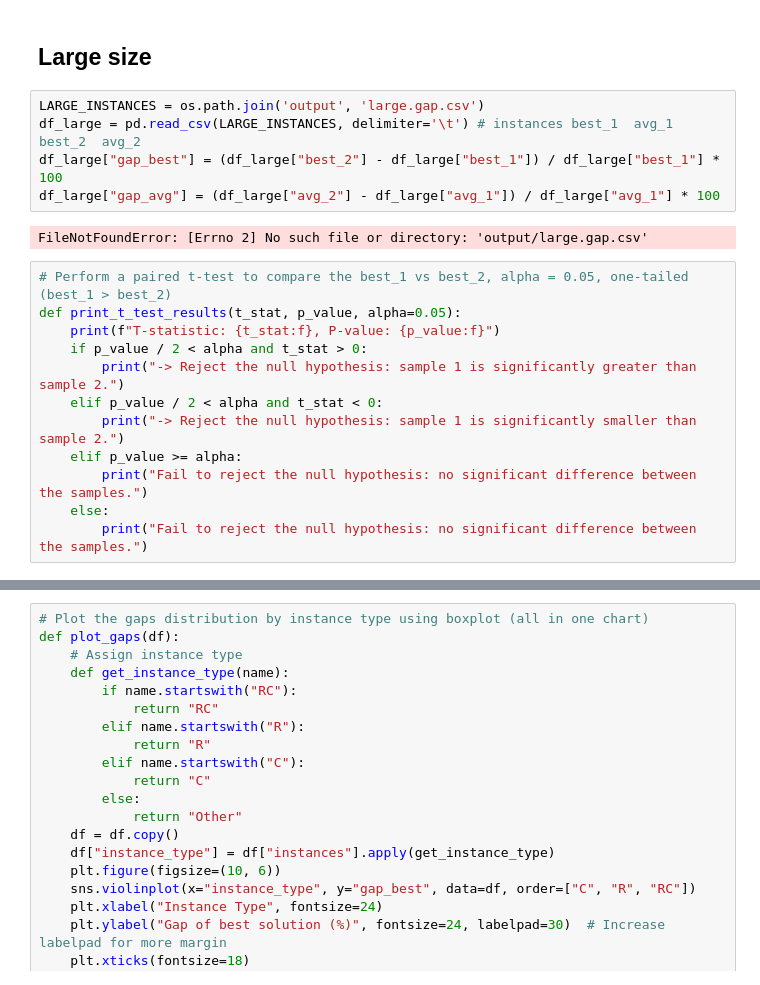
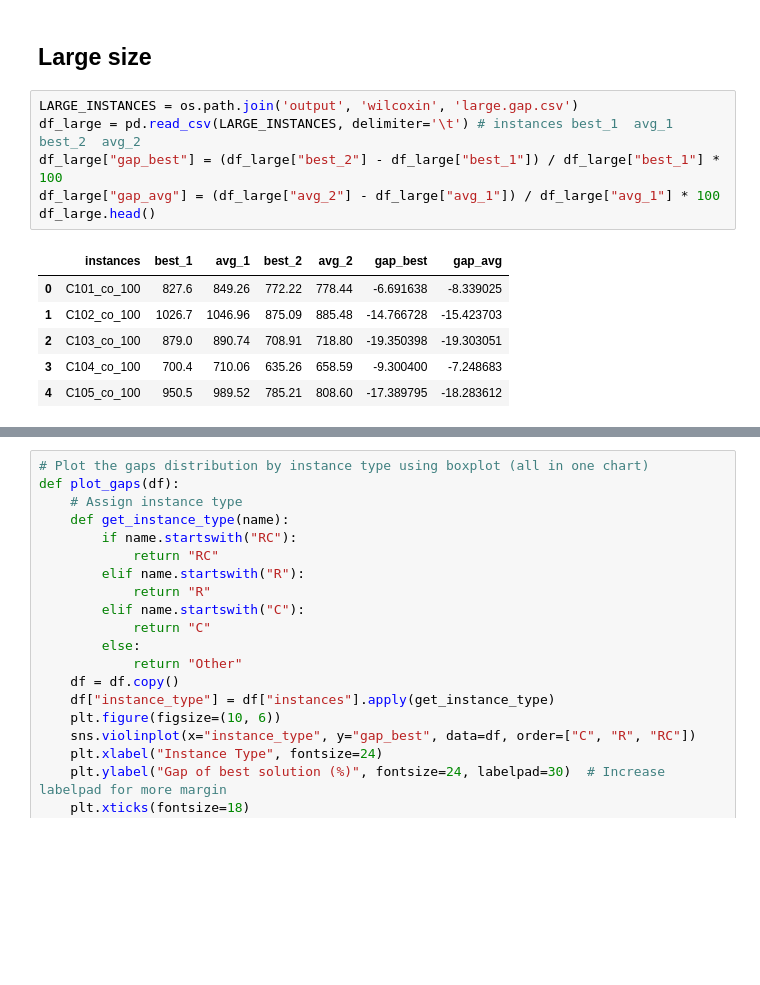
Before and after one commit to chauanphu/routing-PL, a Jupyter notebook: src/exract_report.ipynb, the cells around one changed output, grey strips where cells are left out. Cells and saved outputs as stored; diff of their text form; blank space fills up the shorter version.

```diff
--- a/src/exract_report.ipynb
+++ b/src/exract_report.ipynb
@@ -105,21 +105,15 @@ plt.show()
 # %% [markdown]
 ## Large size
 # %%
-LARGE_INSTANCES = os.path.join('output', 'large.gap.csv')
+LARGE_INSTANCES = os.path.join('output', 'wilcoxin', 'large.gap.csv')
 df_large = pd.read_csv(LARGE_INSTANCES, delimiter='\t') # instances	best_1	avg_1	best_2	avg_2
 df_large["gap_best"] = (df_large["best_2"] - df_large["best_1"]) / df_large["best_1"] * 100
 df_large["gap_avg"] = (df_large["avg_2"] - df_large["avg_1"]) / df_large["avg_1"] * 100
+df_large.head()
 # %% [output]
-FileNotFoundError: [Errno 2] No such file or directory: 'output/large.gap.csv'
+|  | instances | best_1 | avg_1 | best_2 | avg_2 | gap_best | gap_avg |
+| 0 | C101_co_100 | 827.6 | 849.26 | 772.22 | 778.44 | -6.691638 | -8.339025 |
+| 1 | C102_co_100 | 1026.7 | 1046.96 | 875.09 | 885.48 | -14.766728 | -15.423703 |
+| 2 | C103_co_100 | 879.0 | 890.74 | 708.91 | 718.80 | -19.350398 | -19.303051 |
+| 3 | C104_co_100 | 700.4 | 710.06 | 635.26 | 658.59 | -9.300400 | -7.248683 |
+| 4 | C105_co_100 | 950.5 | 989.52 | 785.21 | 808.60 | -17.389795 | -18.283612 |
-# %%
-# Perform a paired t-test to compare the best_1 vs best_2, alpha = 0.05, one-tailed (best_1 > best_2)
-def print_t_test_results(t_stat, p_value, alpha=0.05):
-    print(f"T-statistic: {t_stat:f}, P-value: {p_value:f}")
-    if p_value / 2 < alpha and t_stat > 0:
-        print("-> Reject the null hypothesis: sample 1 is significantly greater than sample 2.")
-    elif p_value / 2 < alpha and t_stat < 0:
-        print("-> Reject the null hypothesis: sample 1 is significantly smaller than sample 2.")
-    elif p_value >= alpha:
-        print("Fail to reject the null hypothesis: no significant difference between the samples.")
-    else:
-        print("Fail to reject the null hypothesis: no significant difference between the samples.")
```
Also changed, not shown: parts of 9 cells of this notebook.
